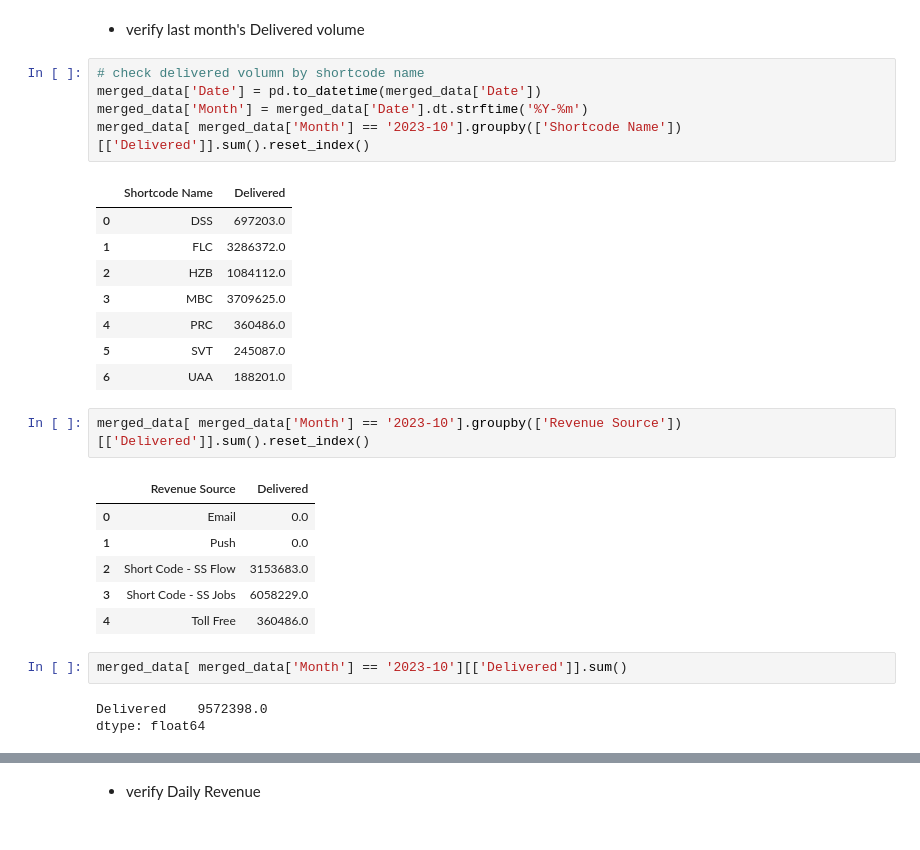
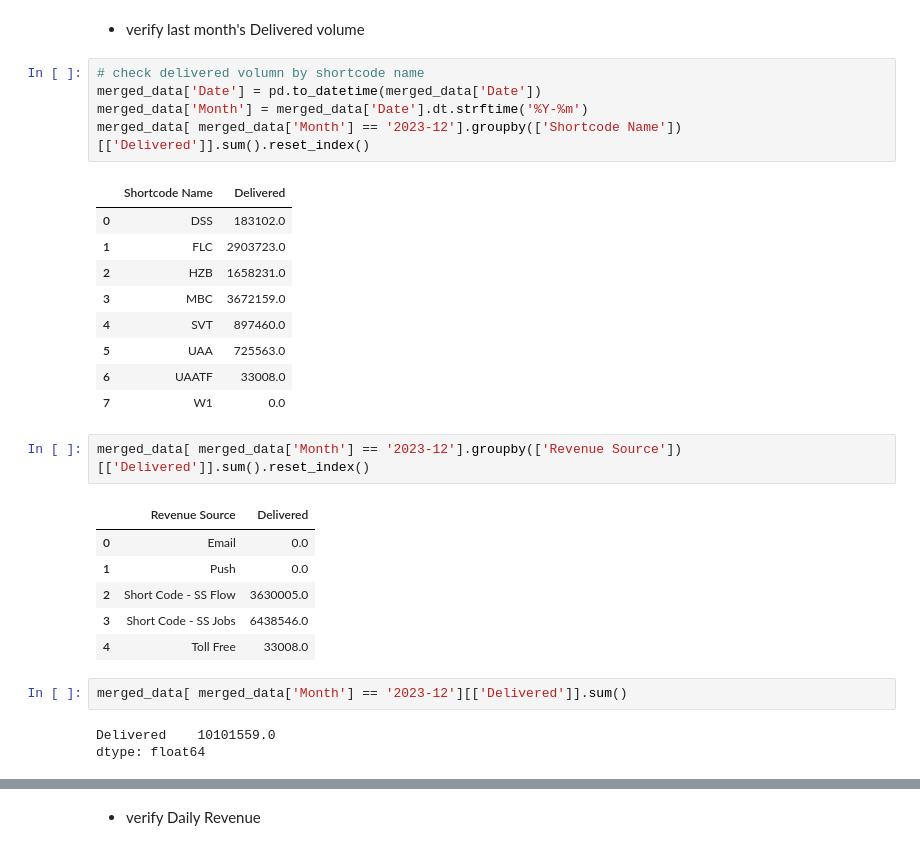
Before and after one commit to RXMG/SMS_Report, a Jupyter notebook: Daily_Reporting/SMS_Daily_Update.ipynb, the cells around one changed output, grey strips where cells are left out. Drawn from its saved outputs; the diff is of its cells as text.

```diff
--- a/Daily_Reporting/SMS_Daily_Update.ipynb
+++ b/Daily_Reporting/SMS_Daily_Update.ipynb
@@ -1028,28 +1115,29 @@ reply: retcode (221); Msg: b'2.0.0 closing connection j15-20020a170903024f00b001
 # %%
 # check delivered volumn by shortcode name
 merged_data['Date'] = pd.to_datetime(merged_data['Date'])
 merged_data['Month'] = merged_data['Date'].dt.strftime('%Y-%m')
-merged_data[ merged_data['Month'] == '2023-10'].groupby(['Shortcode Name'])[['Delivered']].sum().reset_index()
+merged_data[ merged_data['Month'] == '2023-12'].groupby(['Shortcode Name'])[['Delivered']].sum().reset_index()
 # %% [output]
 |  | Shortcode Name | Delivered |
-| 0 | DSS | 697203.0 |
-| 1 | FLC | 3286372.0 |
-| 2 | HZB | 1084112.0 |
-| 3 | MBC | 3709625.0 |
-| 4 | PRC | 360486.0 |
-| 5 | SVT | 245087.0 |
-| 6 | UAA | 188201.0 |
+| 0 | DSS | 183102.0 |
+| 1 | FLC | 2903723.0 |
+| 2 | HZB | 1658231.0 |
+| 3 | MBC | 3672159.0 |
+| 4 | SVT | 897460.0 |
+| 5 | UAA | 725563.0 |
+| 6 | UAATF | 33008.0 |
+| 7 | W1 | 0.0 |
 # %%
-merged_data[ merged_data['Month'] == '2023-10'].groupby(['Revenue Source'])[['Delivered']].sum().reset_index()
+merged_data[ merged_data['Month'] == '2023-12'].groupby(['Revenue Source'])[['Delivered']].sum().reset_index()
 # %% [output]
 |  | Revenue Source | Delivered |
 | 0 | Email | 0.0 |
 | 1 | Push | 0.0 |
-| 2 | Short Code - SS Flow | 3153683.0 |
-| 3 | Short Code - SS Jobs | 6058229.0 |
-| 4 | Toll Free | 360486.0 |
+| 2 | Short Code - SS Flow | 3630005.0 |
+| 3 | Short Code - SS Jobs | 6438546.0 |
+| 4 | Toll Free | 33008.0 |
 # %%
-merged_data[ merged_data['Month'] == '2023-10'][['Delivered']].sum()
+merged_data[ merged_data['Month'] == '2023-12'][['Delivered']].sum()
 # %% [output]
-Delivered    9572398.0
+Delivered    10101559.0
 dtype: float64
```
Also changed, not shown: parts of 19 cells of this notebook, 4 other files.
